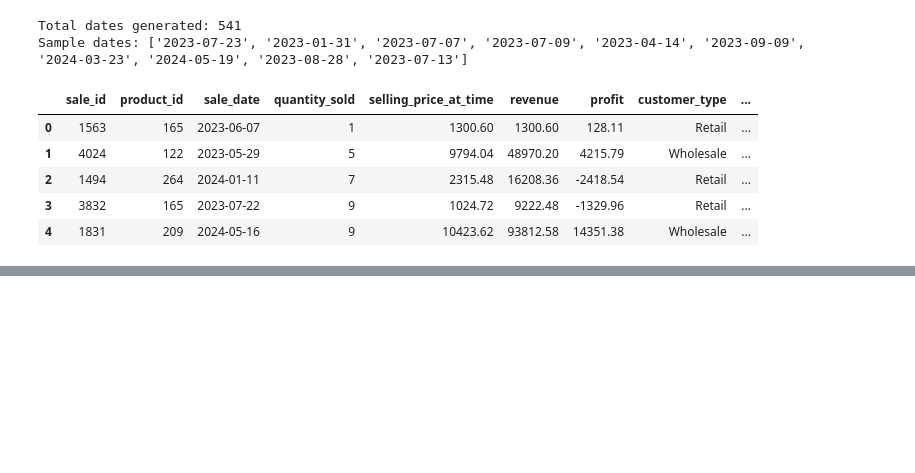
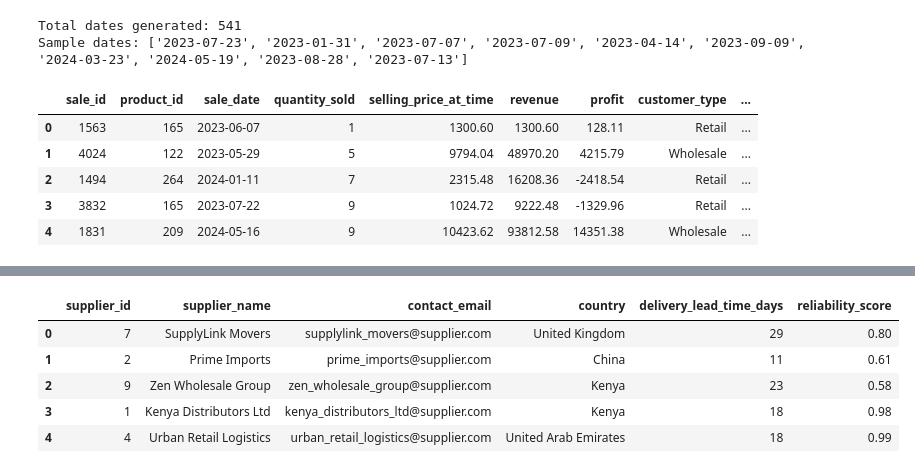
Before and after one commit to LinetLydia/Sales_and_Inventory_Forecasting_System, a Jupyter notebook: index.ipynb, the cells around one changed output, grey strips where cells are left out. Drawn from its saved outputs; the diff is of its cells as text; code cells hidden in the pictures; blank space fills up the shorter version.

```diff
--- a/index.ipynb
+++ b/index.ipynb
@@ -537,0 +601,54 @@ df_sales.head()
+# %%
+#Generate suppliers table
+# Supplier countries list
+supplier_countries = [
+    "Kenya", "China", "India", "United Arab Emirates", "Turkey",
+    "South Africa", "United Kingdom"
+]
+
+supplier_records = []
+
+for supplier_id, supplier_name in enumerate(supplier_names, start=1):
+    contact_email = supplier_name.lower().replace(" ", "_") + "@supplier.com"
+
+    # Random delivery lead time
+    delivery_lead_time = np.random.randint(3, 35)  # between 3–35 days
+
+    # Random reliability score (0.5 to 1.0)
+    reliability_score = round(np.random.uniform(0.5, 1.0), 2)
+
+    # Random country of origin
+    country = np.random.choice(supplier_countries)
+
+    supplier_records.append([
+        supplier_id,
+        supplier_name,
+        contact_email,
+        country,
+        delivery_lead_time,
+        reliability_score
+    ])
+
+df_suppliers = pd.DataFrame(
+    supplier_records,
+    columns=[
+        "supplier_id",
+        "supplier_name",
+        "contact_email",
+        "country",
+        "delivery_lead_time_days",
+        "reliability_score"
+    ]
+)
+
+# Shuffle to avoid natural order
+df_suppliers = df_suppliers.sample(frac=1).reset_index(drop=True)
+
+df_suppliers.head()
+# %% [output]
+|  | supplier_id | supplier_name | contact_email | country | delivery_lead_time_days | reliability_score |
+| 0 | 7 | SupplyLink Movers | supplylink_movers@supplier.com | United Kingdom | 29 | 0.80 |
+| 1 | 2 | Prime Imports | prime_imports@supplier.com | China | 11 | 0.61 |
+| 2 | 9 | Zen Wholesale Group | zen_wholesale_group@supplier.com | Kenya | 23 | 0.58 |
+| 3 | 1 | Kenya Distributors Ltd | kenya_distributors_ltd@supplier.com | Kenya | 18 | 0.98 |
+| 4 | 4 | Urban Retail Logistics | urban_retail_logistics@supplier.com | United Arab Emirates | 18 | 0.99 |
```
Also changed, not shown: parts of 4 cells of this notebook.
